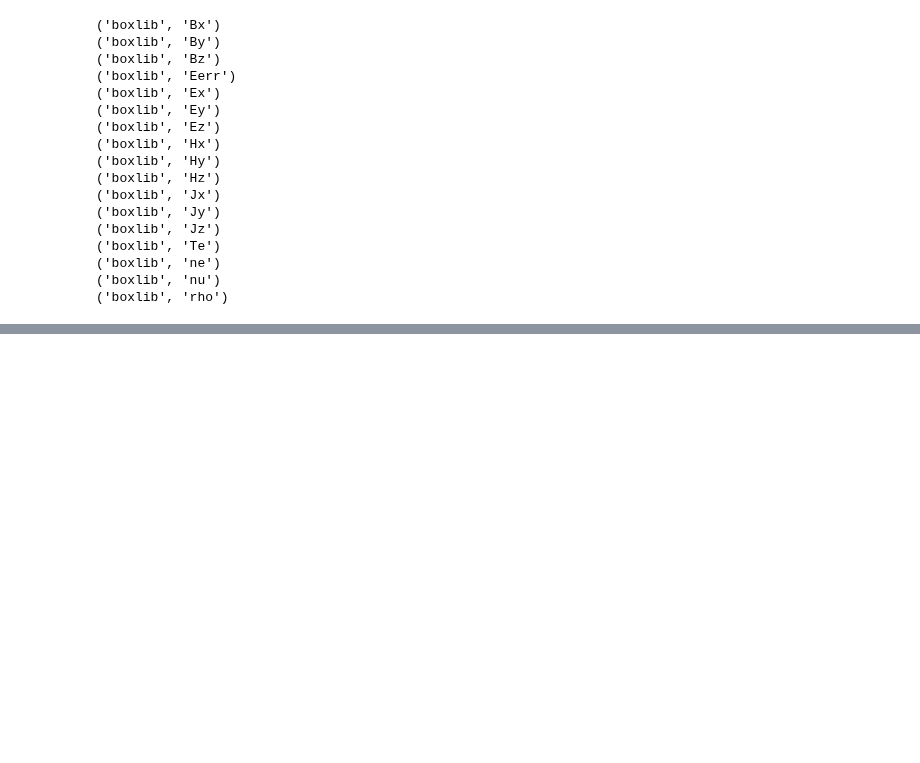
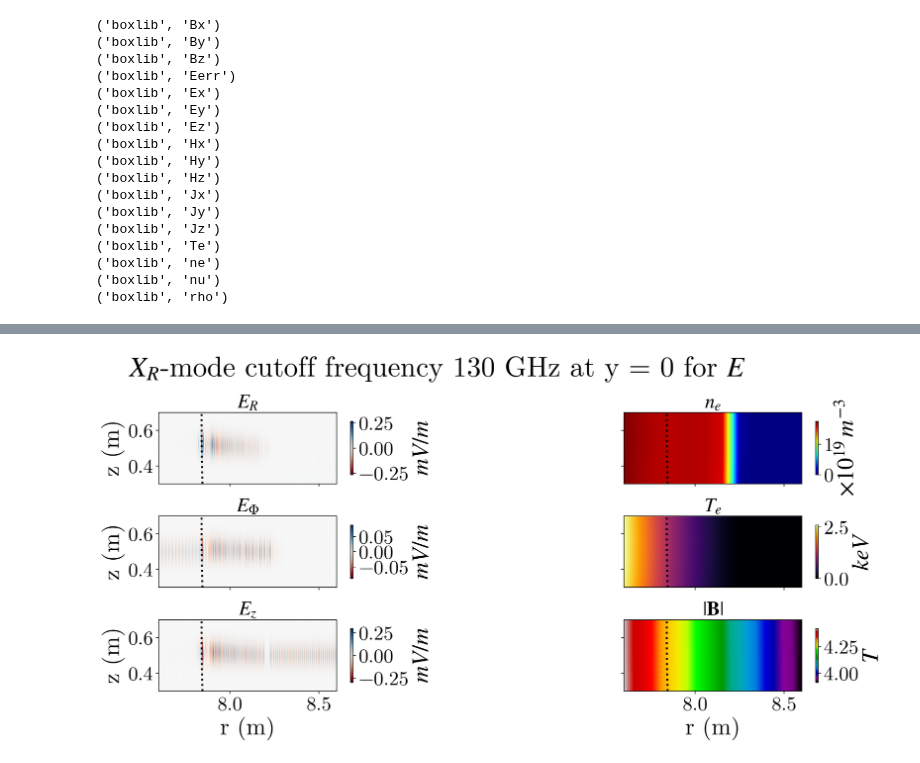
Before and after one commit to Pierre-Alexandre-Gourdain/reflectomITER, a Jupyter notebook: python/plot_amrex.ipynb, the cells around one changed output, grey strips where cells are left out. Drawn from its saved outputs; the diff is of its cells as text; code cells hidden in the pictures; blank space fills up the shorter version.

```diff
--- a/python/plot_amrex.ipynb
+++ b/python/plot_amrex.ipynb
@@ -681,0 +718,90 @@ plt.show()
+# %%
+fig, axes = plt.subplots(
+    3, 2,
+    figsize=(16, 7),
+    constrained_layout=True,
+    sharex=True,
+    sharey=True,
+)
+
+fig.set_constrained_layout_pads(
+    w_pad=0.1,   # horizontal padding between columns, in inches
+    h_pad=0.1,   # vertical padding between rows, in inches
+    wspace=0.05,  # relative horizontal spacing
+    hspace=0.05,  # relative vertical spacing
+)
+
+for i in range(3):
+    for j in range(2):
+        ax = axes[i, j]
+        data = plot_data[i][j]
+        data_plot = data / plot_scales[i][j]
+
+        if plot_center_zero[i][j]:
+            # Signed data: force symmetric color scale around 0
+            v = np.nanmax(np.abs(data_plot))
+
+            if v == 0 or not np.isfinite(v):
+                v = 1.0
+
+            norm = TwoSlopeNorm(vmin=-v, vcenter=0.0, vmax=v)
+
+            im = ax.pcolormesh(
+                X[::plot_stride],
+                Y[::plot_stride],
+                data_plot[::plot_stride],
+                shading="auto",
+                cmap=plot_cmaps[i][j],
+                norm=norm,
+                rasterized=True,
+            )
+
+        else:
+            # Non-centered data: generate vmin/vmax automatically
+            vmin = np.nanmin(data_plot)
+            vmax = np.nanmax(data_plot)
+
+            im = ax.pcolormesh(
+                X[::plot_stride],
+                Y[::plot_stride],
+                data_plot[::plot_stride],
+                shading="auto",
+                cmap=plot_cmaps[i][j],
+                vmin=vmin,
+                vmax=vmax,
+                rasterized=True,
+            )
+        fig.colorbar(
+            im,
+            ax=ax,
+            shrink=.75,
+            fraction=0.046,
+            pad=0.04,
+            label=plot_units[i][j],
+        )
+
+        if i <= 2:
+            add_selected_cutoff_contour(ax,color="black")
+
+        ax.set_aspect("equal", adjustable="box")
+        ax.set_title(plot_titles[i][j])
+
+for ax in axes[-1, :]:
+    ax.set_xlabel(xlabel)
+
+for ax in axes[:, 0]:
+    ax.set_ylabel(ylabel)
+
+plot_title = fr"${cutoff_mode}$-mode cutoff frequency {f_probe_Hz/1e9:.4g} GHz at {axis} = {actual_coord:.4g} for $E$"
+filename_title = plot_title.replace(" ", "_")
+filename_title = filename_title.replace(".", "_")
+filename_title = filename_title.replace("$", "")
+fig.suptitle(
+    # fr"{plotfile}, {axis} = {actual_coord:.4g}",
+    plot_title,
+    fontsize=36,
+)
+fig.savefig(f"{filename_title}.png", dpi=400, bbox_inches="tight")
+plt.show()
+# %% [output]
+[figure, added]
```
Also changed, not shown: parts of 12 cells of this notebook, 12 other files.
